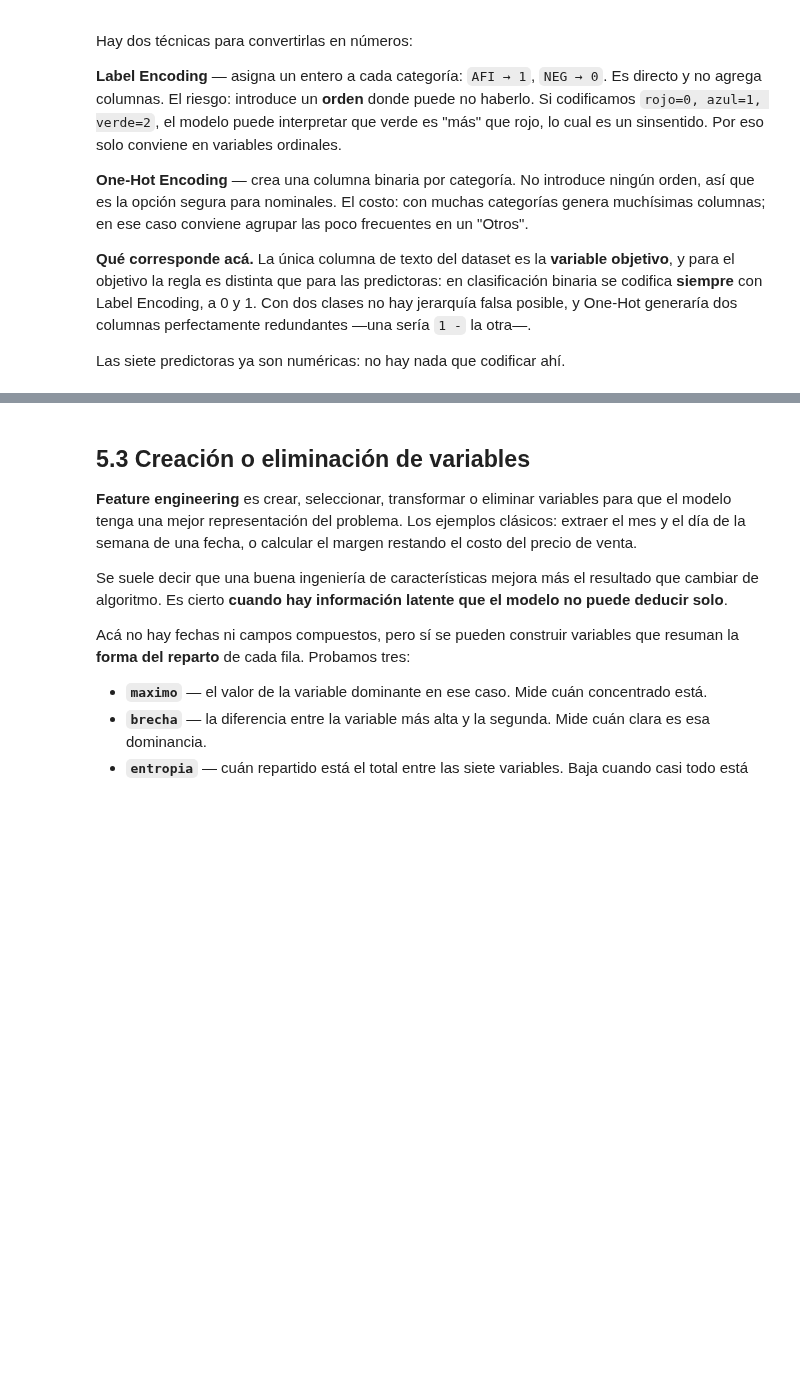
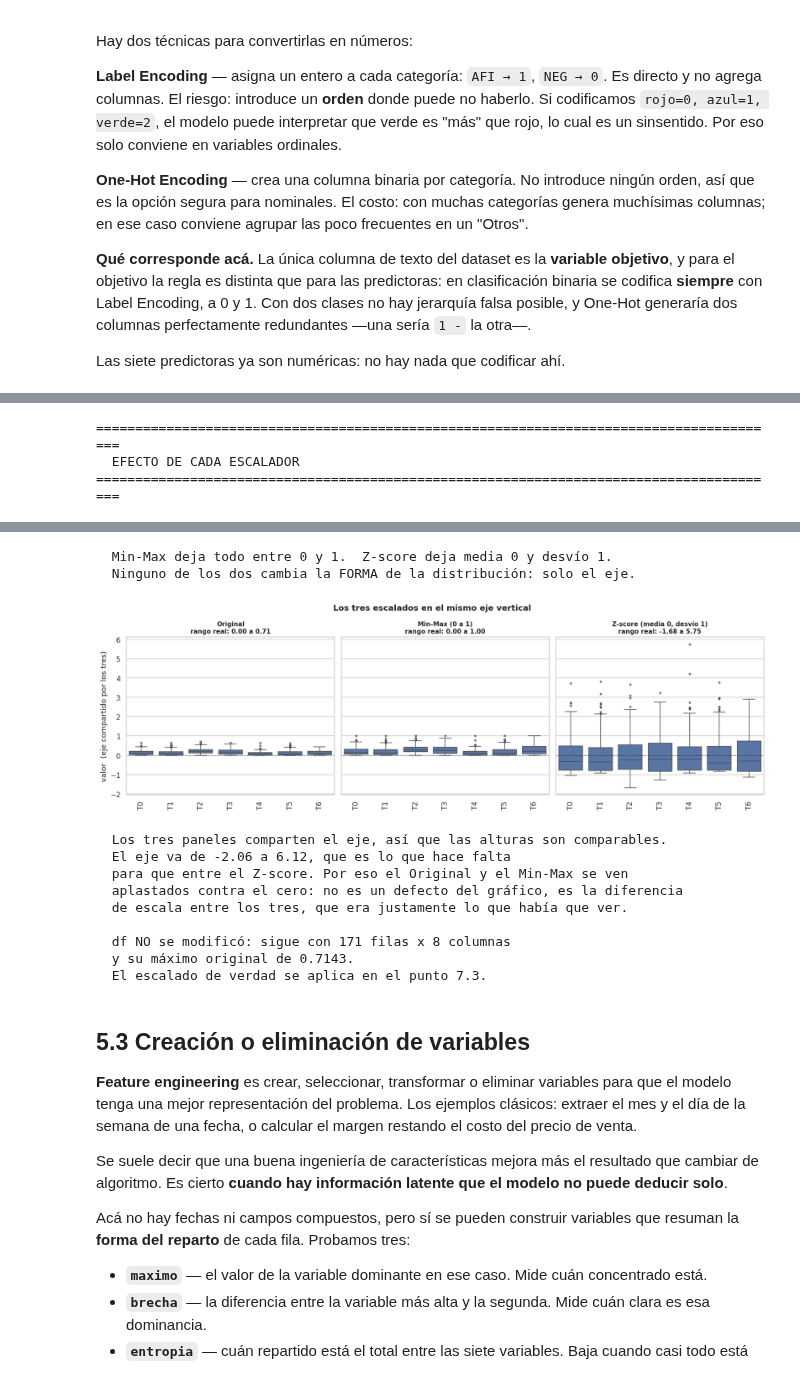
Before and after one commit to FerCipriani/CursoML_Proyecto_IVE, a Jupyter notebook: Curso_ML_P1_Analisis_y_limpieza.ipynb, the cells around one changed output, grey strips where cells are left out. Drawn from its saved outputs; the diff is of its cells as text; code cells hidden in the pictures; blank space fills up the shorter version.

```diff
--- a/Curso_ML_P1_Analisis_y_limpieza.ipynb
+++ b/Curso_ML_P1_Analisis_y_limpieza.ipynb
@@ -166,11 +166,11 @@ dirección `raw` pide autenticación y no funciona.
 NOMBRE_ARCHIVO = "doc-topics_K07_it1500_oi0_ob0_a1_b0.01_s12345.xlsx"
 
 # --- A) GitHub  (ACTIVA) ---------------------------------------------
-USUARIO = "TU_USUARIO"        # <-- cambiar
-REPO    = "TU_REPO"           # <-- cambiar
+USUARIO = "FerCipriani"
+REPO    = "CursoML_Proyecto_IVE"
 RAMA    = "main"              # GitHub usa 'main' por defecto desde 2020
 
-RUTA_ARCHIVO = f"https://raw.githubusercontent.com/{USUARIO}/{REPO}/{RAMA}/{NOMBRE_ARCHIVO}"
+RUTA_ARCHIVO = f"https://raw.githubusercontent.com/FerCipriani/CursoML_Proyecto_IVE/main/doc-topics_K07_it1500_oi0_ob0_a1_b0.01_s12345.xlsx"
 
 # --- B) Subir el archivo a mano  (solo Colab) ------------------------
 # from google.colab import files
@@ -1863,7 +2224,7 @@ La celda de abajo **no modifica nada**: trabaja sobre una copia y solo muestra e
 escalador. La aplicación real es el punto 7.3.
 # %%
 # --- Los escaladores ---
-from sklearn.preprocessing import StandardScaler, MinMaxScaler, RobustScaler
+from sklearn.preprocessing import StandardScaler, MinMaxScaler
 
 # OJO: esto es una DEMOSTRACIÓN sobre una copia. No modifica df.
 ejemplo = df[predictoras].copy()
@@ -1872,8 +2233,6 @@ minmax_demo = pd.DataFrame(MinMaxScaler().fit_transform(ejemplo),
                            columns=predictoras, index=ejemplo.index)
 zscore_demo = pd.DataFrame(StandardScaler().fit_transform(ejemplo),
                            columns=predictoras, index=ejemplo.index)
-robusto_demo = pd.DataFrame(RobustScaler().fit_transform(ejemplo),
-                            columns=predictoras, index=ejemplo.index)
 
 comparacion = pd.DataFrame({
     "original_min": ejemplo.min(),
@@ -1893,20 +2252,46 @@ display(comparacion)
 print("  Min-Max deja todo entre 0 y 1.  Z-score deja media 0 y desvío 1.")
 print("  Ninguno de los dos cambia la FORMA de la distribución: solo el eje.")
 
-fig, ejes = plt.subplots(1, 4, figsize=(17, 4))
-for eje, datos, titulo in zip(
-        ejes,
-        [ejemplo, minmax_demo, zscore_demo, robusto_demo],
-        ["Original", "Min-Max (0 a 1)", "Z-score (media 0, desvío 1)", "Robusto (mediana e IQR)"]):
+# --- Los tres paneles comparten el eje vertical ---
+paneles = [
+    (ejemplo,      "Original"),
+    (minmax_demo,  "Min-Max (0 a 1)"),
+    (zscore_demo,  "Z-score (media 0, desvío 1)"),
+]
+
+# Un único rango que contenga a los tres, con un 5% de margen
+todos_los_valores = np.concatenate([datos.to_numpy().ravel() for datos, _ in paneles])
+margen = (todos_los_valores.max() - todos_los_valores.min()) * 0.05
+limites = (todos_los_valores.min() - margen, todos_los_valores.max() + margen)
+
+fig, ejes = plt.subplots(1, 3, figsize=(15, 4.8), sharey=True)
+for eje, (datos, titulo) in zip(ejes, paneles):
     datos_largos = datos.melt(var_name="variable", value_name="valor")
     sns.boxplot(data=datos_largos, x="variable", y="valor", ax=eje,
                 color="#4c72b0", fliersize=2.5)
-    eje.set_title(titulo, fontsize=10)
+    eje.axhline(0, color="black", linewidth=0.8, linestyle=":")
+    eje.set_title(f"{titulo}\nrango real: {datos.to_numpy().min():.2f} a "
+                  f"{datos.to_numpy().max():.2f}", fontsize=10)
     eje.tick_params(axis="x", rotation=90)
     eje.set_xlabel("")
+
+ejes[0].set_ylim(*limites)
+ejes[0].set_ylabel("valor  (eje compartido por los tres)")
+fig.suptitle("Los tres escalados en el mismo eje vertical",
+             fontsize=13, fontweight="bold")
 plt.tight_layout()
 plt.show()
 
+print("  Los tres paneles comparten el eje, así que las alturas son comparables.")
+print(f"  El eje va de {limites[0]:.2f} a {limites[1]:.2f}, que es lo que hace falta")
+print("  para que entre el Z-score. Por eso el Original y el Min-Max se ven")
+print("  aplastados contra el cero: no es un defecto del gráfico, es la diferencia")
+print("  de escala entre los tres, que era justamente lo que había que ver.")
+print()
 print(f"  df NO se modificó: sigue con {df.shape[0]} filas x {df.shape[1]} columnas")
 print(f"  y su máximo original de {df[predictoras].to_numpy().max():.4f}.")
 print("  El escalado de verdad se aplica en el punto 7.3.")
+# %% [output]
+========================================================================================
+  EFECTO DE CADA ESCALADOR
+========================================================================================
@@ -1913,3 +2306,15 @@ print("  El escalado de verdad se aplica en el punto 7.3.")
+  Min-Max deja todo entre 0 y 1.  Z-score deja media 0 y desvío 1.
+  Ninguno de los dos cambia la FORMA de la distribución: solo el eje.
+[figure, added]
+  Los tres paneles comparten el eje, así que las alturas son comparables.
+  El eje va de -2.06 a 6.12, que es lo que hace falta
+  para que entre el Z-score. Por eso el Original y el Min-Max se ven
+  aplastados contra el cero: no es un defecto del gráfico, es la diferencia
+  de escala entre los tres, que era justamente lo que había que ver.
+
+  df NO se modificó: sigue con 171 filas x 8 columnas
+  y su máximo original de 0.7143.
+  El escalado de verdad se aplica en el punto 7.3.
 # %% [markdown]
 <a id="sec-5-3"></a>
 ## 5.3 Creación o eliminación de variables
```
Also changed, not shown: parts of 47 cells of this notebook.
